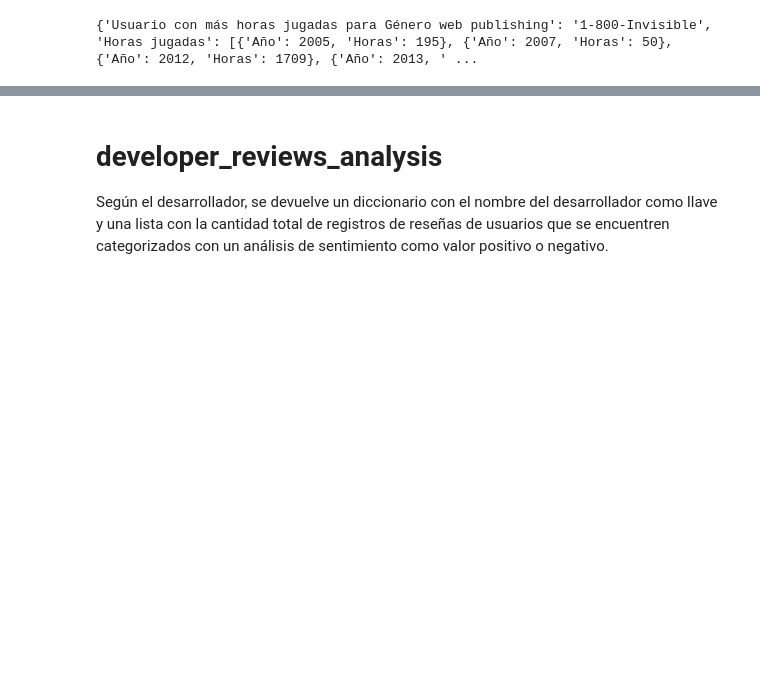
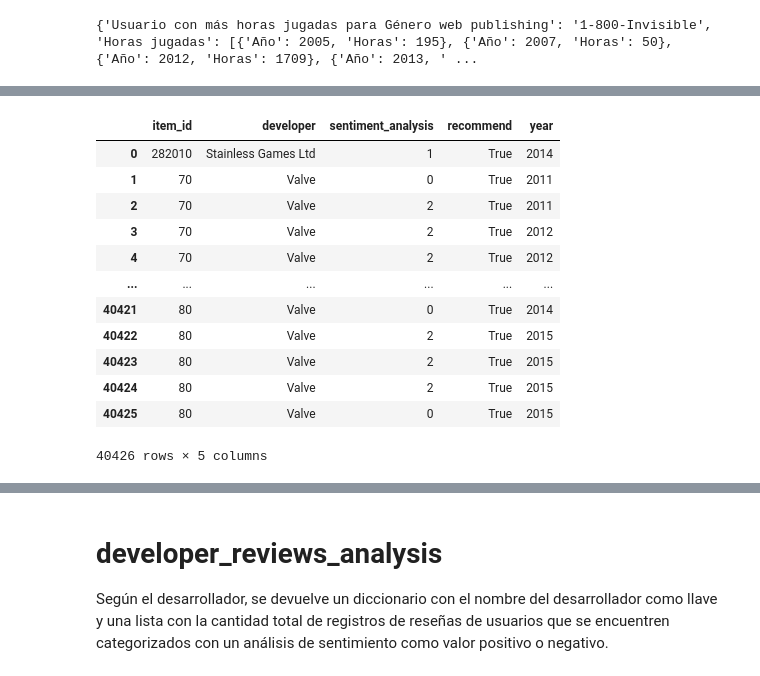
Before and after one commit to juampi1001/Proyecto_Individual_1_MLOps, a Jupyter notebook: Notebooks/Datos_y_funciones_API.ipynb, the cells around one changed output, grey strips where cells are left out. Cells and saved outputs as stored; diff of their text form; code cells hidden in the pictures; blank space fills up the shorter version.

Commit message:
commit best_developer_year

```diff
--- a/Notebooks/Datos_y_funciones_API.ipynb
+++ b/Notebooks/Datos_y_funciones_API.ipynb
@@ -500,0 +508,23 @@ max_hours.to_parquet('C:\\Users\\Juampi\\Desktop\\Henry\\PI_MLOps\\Datasets\\arc
+# %%
+#extraemos las columnas que utilizaremos
+df_games = df_steam_games[['item_id','developer']]
+df_sentiment = df_user_reviews[['item_id','sentiment_analysis','recommend','year']]
+# %%
+# Merge de los DataFrames
+merged_df = pd.merge(df_games, df_sentiment, on='item_id', how='inner')
+# %%
+merged_df
+# %% [output]
+|  | item_id | developer | sentiment_analysis | recommend | year |
+| 0 | 282010 | Stainless Games Ltd | 1 | True | 2014 |
+| 1 | 70 | Valve | 0 | True | 2011 |
+| 2 | 70 | Valve | 2 | True | 2011 |
+| 3 | 70 | Valve | 2 | True | 2012 |
+| 4 | 70 | Valve | 2 | True | 2012 |
+| ... | ... | ... | ... | ... | ... |
+| 40421 | 80 | Valve | 0 | True | 2014 |
+| 40422 | 80 | Valve | 2 | True | 2015 |
+| 40423 | 80 | Valve | 2 | True | 2015 |
+| 40424 | 80 | Valve | 2 | True | 2015 |
+| 40425 | 80 | Valve | 0 | True | 2015 |
+40426 rows × 5 columns
```
Also changed, not shown: parts of 11 cells of this notebook, 3 other files.
